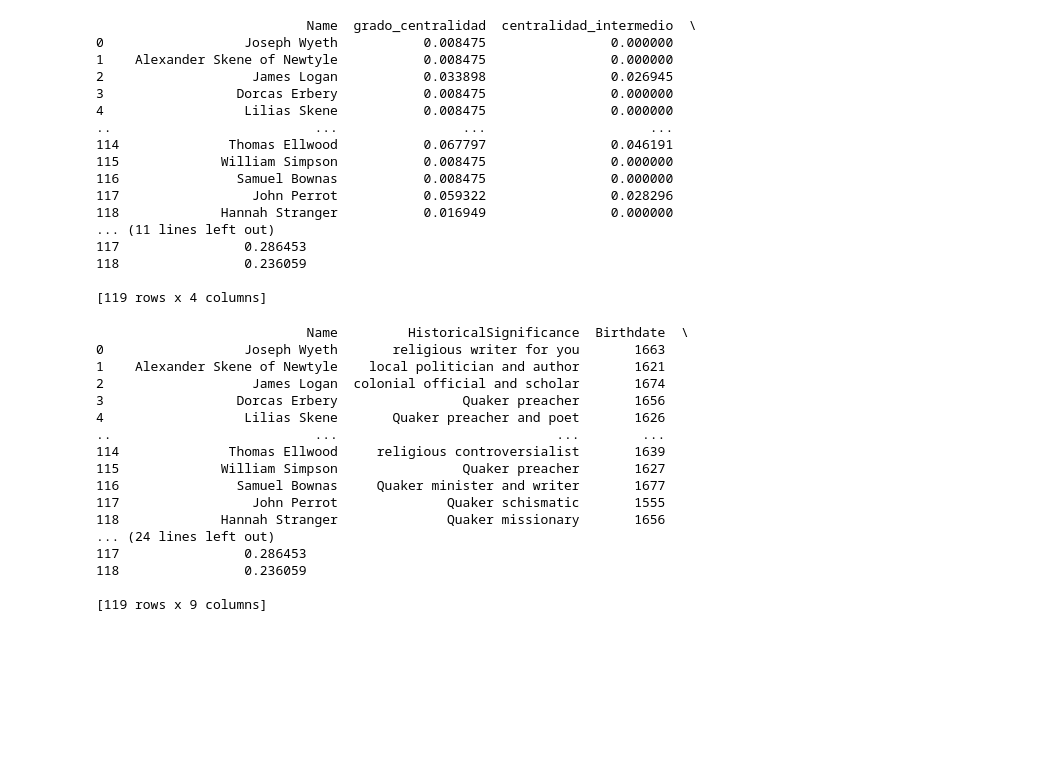
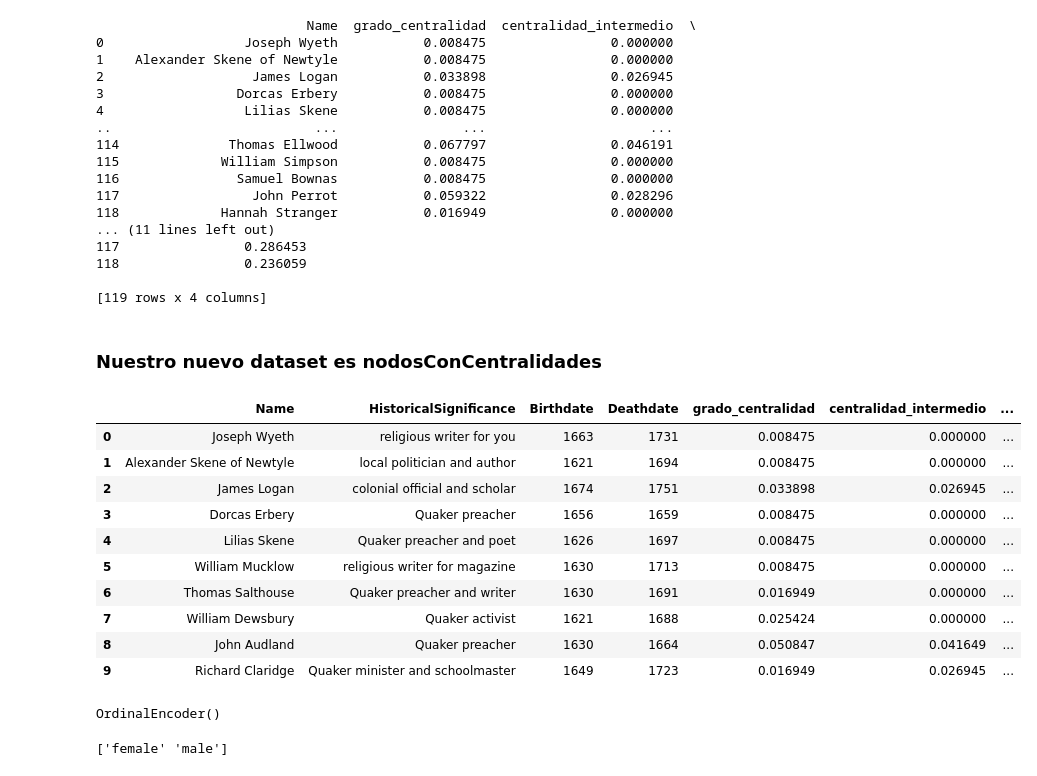
Before and after one commit to MRomalde/IA_Trabajo, a Jupyter notebook: Proyecto.ipynb, the cells around one changed output. Cells and saved outputs as stored; diff of their text form; code cells hidden in the pictures; blank space fills up the shorter version.

```diff
--- a/Proyecto.ipynb
+++ b/Proyecto.ipynb
@@ -475,9 +441,9 @@ Hannah Stranger                           0.236059
 #Escribimos las centralidades en un csv para poder concatenarlas a la lista de los nodos
 centralidadesConcatenadas.to_csv('centralidades.csv',header=None)
 #la volvemos a leer para que tenga un buen indice
-centralidadesFromCsv=pd.read_csv('centralidades.csv',header=None,
+centralidades_csv=pd.read_csv('centralidades.csv',header=None,
                  names=['Name','grado_centralidad','centralidad_intermedio','centralidad_proximidad'])
-print(centralidadesFromCsv)
+print(centralidades_csv)
 # %% [output]
                            Name  grado_centralidad  centralidad_intermedio  \
 0                  Joseph Wyeth           0.008475                0.000000
@@ -497,25 +463,6 @@ print(centralidadesFromCsv)
 
 [119 rows x 4 columns]
 # %%
-#una vez que ya tenemos las centralidades concatenadas vamos a hacer lo mismo para concatenarlo a los nodos
+#Una vez tenemos las centralidades concatenadas vamos a hacer lo mismo para concatenarlo a los nodos
 #para concatenarlos hacemos un left join para tener todos los atributos de la izquierda y le sumamos los de la derecha
-nodosConCentralidades=pd.merge(nodos,centralidadesFromCsv,how='left',left_on='Name',right_on='Name')
-print(nodosConCentralidades)
+nodos_centralidades=pd.merge(nodos,centralidades_csv,how='left',left_on='Name',right_on='Name')
-# %% [output]
-                           Name         HistoricalSignificance  Birthdate  \
-0                  Joseph Wyeth       religious writer for you       1663
-1    Alexander Skene of Newtyle    local politician and author       1621
-2                   James Logan  colonial official and scholar       1674
-3                 Dorcas Erbery                Quaker preacher       1656
-4                  Lilias Skene       Quaker preacher and poet       1626
-..                          ...                            ...        ...
-114              Thomas Ellwood     religious controversialist       1639
-115             William Simpson                Quaker preacher       1627
-116               Samuel Bownas     Quaker minister and writer       1677
-117                 John Perrot              Quaker schismatic       1555
-118             Hannah Stranger              Quaker missionary       1656
-... (24 lines left out)
-117                0.286453
-118                0.236059
-
-[119 rows x 9 columns]
@@ -523,0 +469,18 @@ print(nodosConCentralidades)
+# %% [markdown]
+### Nuestro nuevo dataset es nodosConCentralidades
+# %%
+nodos_centralidades = nodos_centralidades[['Name','HistoricalSignificance','Birthdate','Deathdate','grado_centralidad',
+                                               'centralidad_intermedio','centralidad_proximidad','ID','Gender']]
+nodos_centralidades.head(10)
+# %% [output]
+|  | Name | HistoricalSignificance | Birthdate | Deathdate | grado_centralidad | centralidad_intermedio | ... |
+| 0 | Joseph Wyeth | religious writer for you | 1663 | 1731 | 0.008475 | 0.000000 | ... |
+| 1 | Alexander Skene of Newtyle | local politician and author | 1621 | 1694 | 0.008475 | 0.000000 | ... |
+| 2 | James Logan | colonial official and scholar | 1674 | 1751 | 0.033898 | 0.026945 | ... |
+| 3 | Dorcas Erbery | Quaker preacher | 1656 | 1659 | 0.008475 | 0.000000 | ... |
+| 4 | Lilias Skene | Quaker preacher and poet | 1626 | 1697 | 0.008475 | 0.000000 | ... |
+| 5 | William Mucklow | religious writer for magazine | 1630 | 1713 | 0.008475 | 0.000000 | ... |
+| 6 | Thomas Salthouse | Quaker preacher and writer | 1630 | 1691 | 0.016949 | 0.000000 | ... |
+| 7 | William Dewsbury | Quaker activist | 1621 | 1688 | 0.025424 | 0.000000 | ... |
+| 8 | John Audland | Quaker preacher | 1630 | 1664 | 0.050847 | 0.041649 | ... |
+| 9 | Richard Claridge | Quaker minister and schoolmaster | 1649 | 1723 | 0.016949 | 0.026945 | ... |
@@ -523,0 +490,11 @@ print(nodosConCentralidades)
+# %%
+# Para realizar una codificación de los datos, se crea una instancia del tipo de
+# codificación pretendida y se ajusta a los datos disponibles mediante el método fit.
+
+codificador_atributos_centralidades = preprocessing.OrdinalEncoder()
+codificador_atributos_centralidades.fit(atributos_centralidades)
+
+#Con este comando miras los valores que puede haber cuando el atributo ya esta codificado
+#print(codificador_atributos_centralidades.categories_)
+# %% [output]
+OrdinalEncoder()
@@ -523,0 +513,5 @@ print(nodosConCentralidades)
+# %%
+# Clases detectadas por el codificador para la variable objetivo
+print(codificador_objetivo_centralidades.classes_)
+# %% [output]
+['female' 'male']
```
Also changed, not shown: parts of 42 cells of this notebook.
